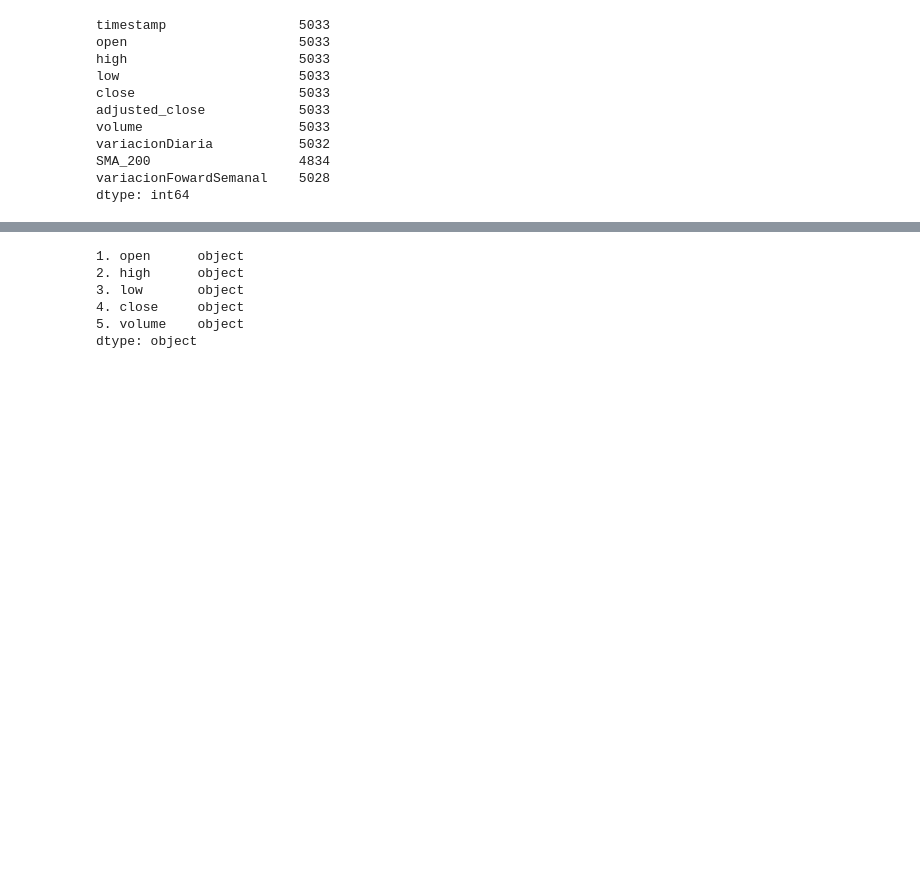
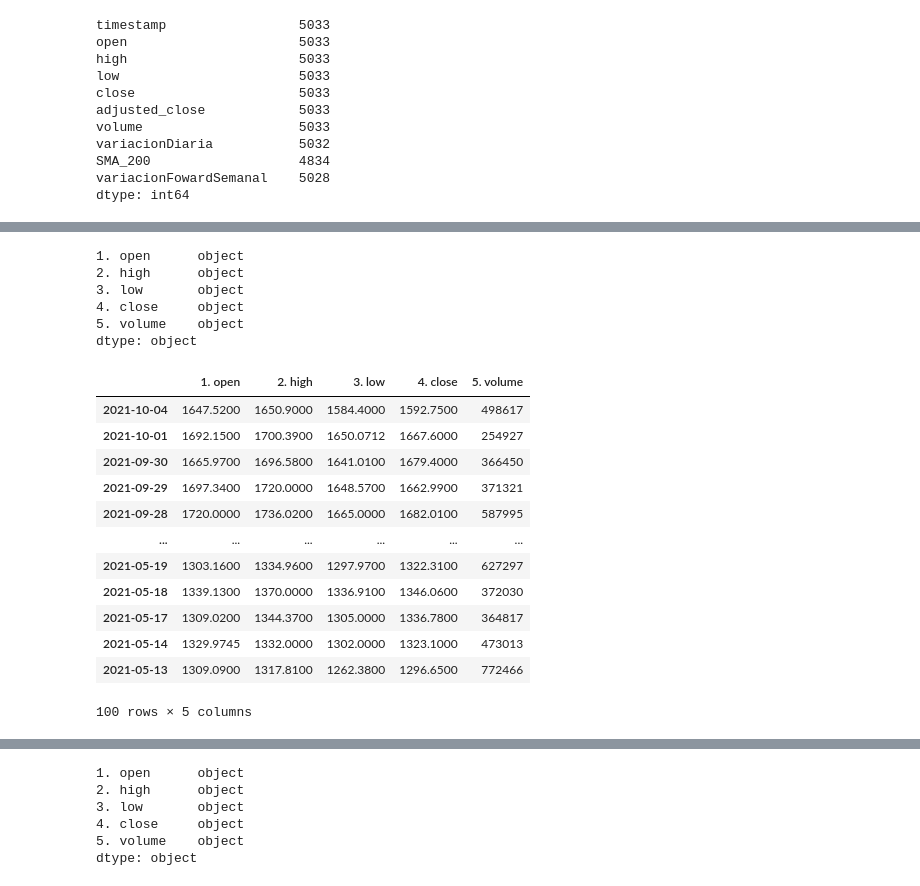
Before and after one commit to AucaCoyan/exp-quant, a Jupyter notebook: Libro1-Pandas.ipynb, the cells around one changed output, grey strips where cells are left out. Drawn from its saved outputs; the diff is of its cells as text; code cells hidden in the pictures; blank space fills up the shorter version.

```diff
--- a/Libro1-Pandas.ipynb
+++ b/Libro1-Pandas.ipynb
@@ -909,0 +896,26 @@ data
+# %%
+import misfunciones
+
+data = misfunciones.get_daily('MELI')
+print(data.dtypes)
+data.round(2)
+# %% [output]
+1. open      object
+2. high      object
+3. low       object
+4. close     object
+5. volume    object
+dtype: object
+|  | 1. open | 2. high | 3. low | 4. close | 5. volume |
+| 2021-10-04 | 1647.5200 | 1650.9000 | 1584.4000 | 1592.7500 | 498617 |
+| 2021-10-01 | 1692.1500 | 1700.3900 | 1650.0712 | 1667.6000 | 254927 |
+| 2021-09-30 | 1665.9700 | 1696.5800 | 1641.0100 | 1679.4000 | 366450 |
+| 2021-09-29 | 1697.3400 | 1720.0000 | 1648.5700 | 1662.9900 | 371321 |
+| 2021-09-28 | 1720.0000 | 1736.0200 | 1665.0000 | 1682.0100 | 587995 |
+| ... | ... | ... | ... | ... | ... |
+| 2021-05-19 | 1303.1600 | 1334.9600 | 1297.9700 | 1322.3100 | 627297 |
+| 2021-05-18 | 1339.1300 | 1370.0000 | 1336.9100 | 1346.0600 | 372030 |
+| 2021-05-17 | 1309.0200 | 1344.3700 | 1305.0000 | 1336.7800 | 364817 |
+| 2021-05-14 | 1329.9745 | 1332.0000 | 1302.0000 | 1323.1000 | 473013 |
+| 2021-05-13 | 1309.0900 | 1317.8100 | 1262.3800 | 1296.6500 | 772466 |
+100 rows × 5 columns
```
Also changed, not shown: parts of 13 cells of this notebook, 1 other file.
